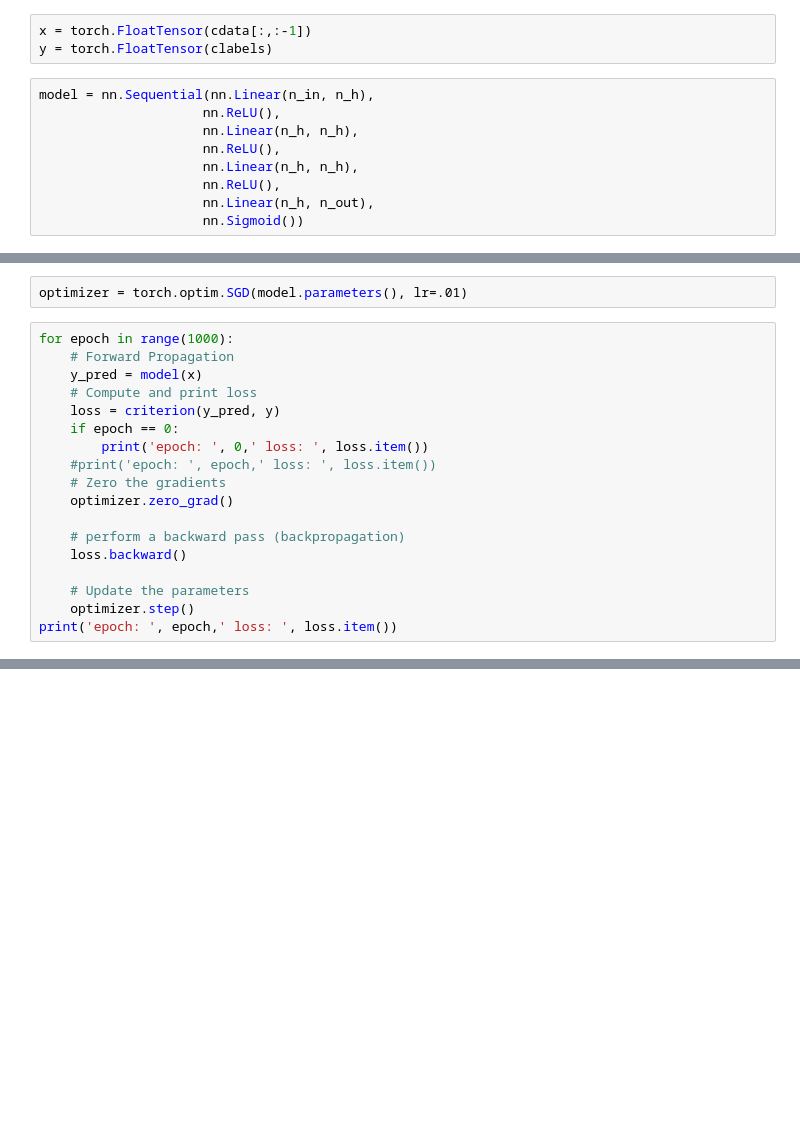
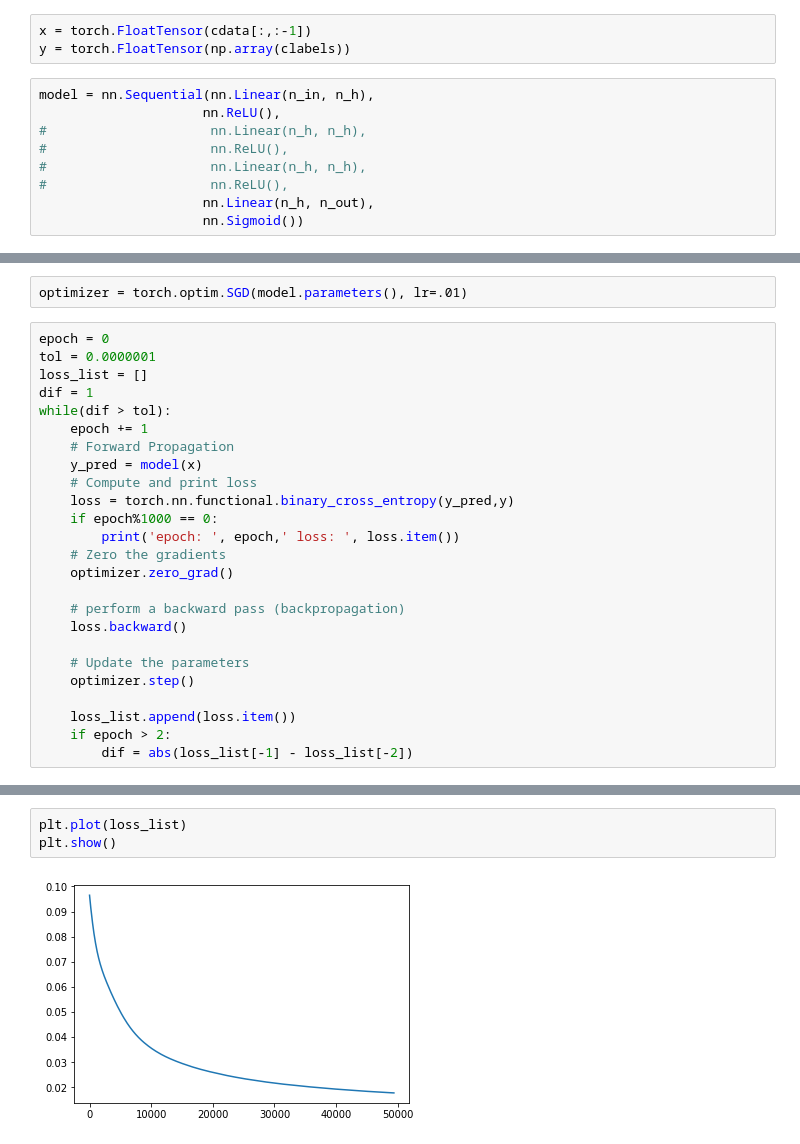
Before and after one commit to Lrab/COMP562_Final, a Jupyter notebook: DataPlayground.ipynb, the cells around one changed output, grey strips where cells are left out. Cells and saved outputs as stored; diff of their text form; blank space fills up the shorter version.

```diff
--- a/DataPlayground.ipynb
+++ b/DataPlayground.ipynb
@@ -672,14 +672,14 @@ import torch.nn as nn
 n_in, n_h, n_out, batch_size = len(cdata[0])-1, 5, 1, 1000
 # %%
 x = torch.FloatTensor(cdata[:,:-1])
-y = torch.FloatTensor(clabels)
+y = torch.FloatTensor(np.array(clabels))
 # %%
 model = nn.Sequential(nn.Linear(n_in, n_h),
                      nn.ReLU(),
-                     nn.Linear(n_h, n_h),
-                     nn.ReLU(),
-                     nn.Linear(n_h, n_h),
-                     nn.ReLU(),
+#                     nn.Linear(n_h, n_h),
+#                     nn.ReLU(),
+#                     nn.Linear(n_h, n_h),
+#                     nn.ReLU(),
                      nn.Linear(n_h, n_out),
                      nn.Sigmoid())
 # %%
@@ -687,14 +689,18 @@ criterion = torch.nn.MSELoss()
 # %%
 optimizer = torch.optim.SGD(model.parameters(), lr=.01)
 # %%
-for epoch in range(1000):
+epoch = 0
+tol = 0.0000001
+loss_list = []
+dif = 1
+while(dif > tol):
+    epoch += 1
     # Forward Propagation
     y_pred = model(x)
     # Compute and print loss
-    loss = criterion(y_pred, y)
-    if epoch == 0:
-        print('epoch: ', 0,' loss: ', loss.item())
-    #print('epoch: ', epoch,' loss: ', loss.item())
+    loss = torch.nn.functional.binary_cross_entropy(y_pred,y)
+    if epoch%1000 == 0:
+        print('epoch: ', epoch,' loss: ', loss.item())
     # Zero the gradients
     optimizer.zero_grad()
 
@@ -703,5 +709,8 @@ for epoch in range(1000):
 
     # Update the parameters
     optimizer.step()
-print('epoch: ', epoch,' loss: ', loss.item())
+
+    loss_list.append(loss.item())
+    if epoch > 2:
+        dif = abs(loss_list[-1] - loss_list[-2])
 # %% [output]
@@ -708,0 +734,5 @@ epoch:  0  loss:  0.30686381459236145
+# %%
+plt.plot(loss_list)
+plt.show()
+# %% [output]
+[figure, added]
```
Also changed, not shown: parts of 3 cells of this notebook.
